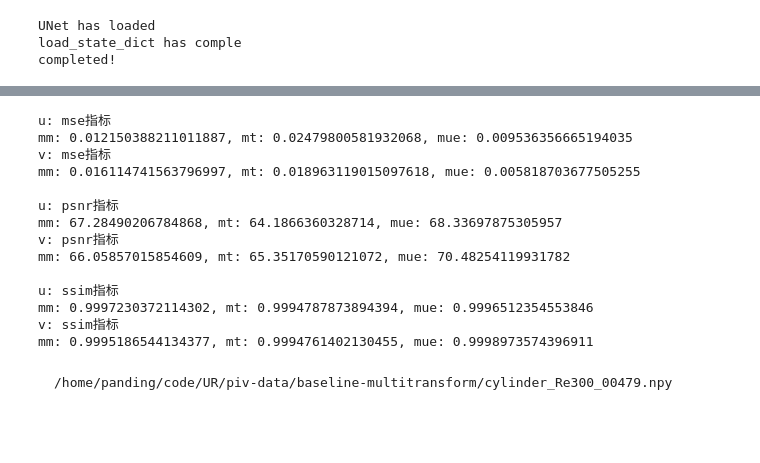
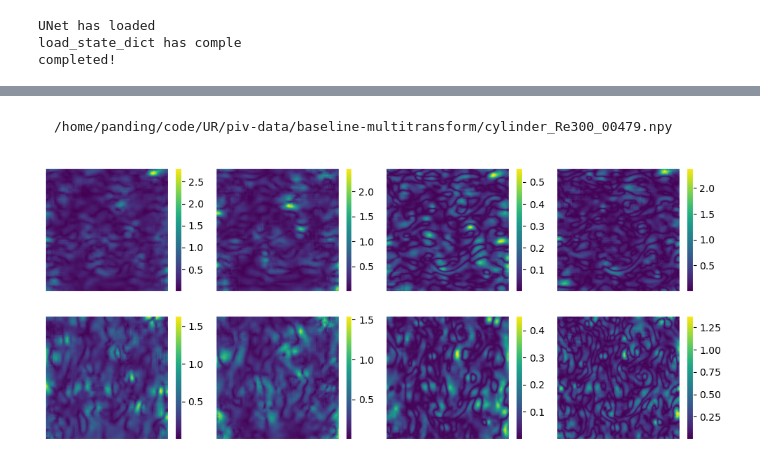
Before and after one commit to HardingPan/UR, a Jupyter notebook: compare.ipynb, the cells around one changed output, grey strips where cells are left out. Cells and saved outputs as stored; diff of their text form; code cells hidden in the pictures; blank space fills up the shorter version.

````diff
--- a/compare.ipynb
+++ b/compare.ipynb
@@ -20,7 +21,7 @@ from ur import Ur
 
 data_path_multimodel = '/home/panding/code/UR/piv-data/baseline-multimodel'
 data_path_multitransform = '/home/panding/code/UR/piv-data/baseline-multitransform'
-data_path_ur = '/home/panding/code/UR/piv-data/test'
+data_path_ur = '/home/panding/code/UR/piv-data/raft-test'
 data_path_truth = '/home/panding/code/UR/piv-data/truth'
 
 datas_multimodel = glob.glob(os.path.join(data_path_multimodel, '*.npy'))
@@ -38,3 +39,17 @@ datas_multimodel = [datas_multimodel[i] for i in randomidx]
 datas_multitransform = [datas_multitransform[i] for i in randomidx]
 datas_ur = [datas_ur[i] for i in randomidx]
 datas_truth = [datas_truth[i] for i in randomidx]
+
+baseline_1 = MultiMethod(datas_multimodel[0], 0)
+print(datas_multimodel[0])
+# baseline_1.show()
+# sigma_u, sigma_v = baseline_1.std(show=1)
+# sigma_u_t, sigma_v_t = baseline_1.std_truth(show=1)
+uncertainty_u_mm, uncertainty_v_mm = baseline_1.uncertainty(show=0)
+
+baseline_2 = MultiMethod(datas_multitransform[0], 1)
+print(datas_multitransform[0])
+# baseline_2.show()
+# sigma_u, sigma_v = baseline_2.std(show=1)
+# sigma_u_t, sigma_v_t = baseline_2.std_truth(show=1)
+uncertainty_u_mt, uncertainty_v_mt = baseline_2.uncertainty(show=0)
@@ -288,20 +349,3 @@ def evaluate():
-# %%
-evaluate()
-# %% [output]
-u: mse指标
-mm: 0.012150388211011887, mt: 0.02479800581932068, mue: 0.009536356665194035
-v: mse指标
-mm: 0.016114741563796997, mt: 0.018963119015097618, mue: 0.005818703677505255
-
-u: psnr指标
-mm: 67.28490206784868, mt: 64.1866360328714, mue: 68.33697875305957
-v: psnr指标
-mm: 66.05857015854609, mt: 65.35170590121072, mue: 70.48254119931782
-
-u: ssim指标
-mm: 0.9997230372114302, mt: 0.9994787873894394, mue: 0.9996512354553846
-v: ssim指标
-mm: 0.9995186544134377, mt: 0.9994761402130455, mue: 0.9998973574396911
 # %% [markdown]
 ```
 /home/panding/code/UR/piv-data/baseline-multitransform/cylinder_Re300_00479.npy
@@ -310,62 +354,74 @@ mm: 0.9995186544134377, mt: 0.9994761402130455, mue: 0.9998973574396911
 def show2compare():
     truth = np.load(datas_truth[0])
 
-    plt.figure(figsize=(12,5))
+    plt.figure(figsize=(12,5),facecolor='white')
 
     plt.subplot(2, 4, 1)
-    plt.title('mm_u')
+    # plt.title('mm_u')
     plt.xticks([])
     plt.yticks([])
     plt.imshow(uncertainty_u_mm)
-    plt.colorbar(fraction=0.05)
+    cbar = plt.colorbar(fraction=0.05)
+    cbar.ax.tick_params(color='black', labelcolor='black')
+
 
     plt.subplot(2, 4, 5)
-    plt.title('mm_v')
+    # plt.title('mm_v')
     plt.xticks([])
     plt.yticks([])
     plt.imshow(uncertainty_v_mm)
-    plt.colorbar(fraction=0.05)
+    cbar = plt.colorbar(fraction=0.05)
+    cbar.ax.tick_params(color='black', labelcolor='black')
 
     plt.subplot(2, 4, 2)
-    plt.title('mt_u')
+    # plt.title('mt_u')
     plt.xticks([])
     plt.yticks([])
     plt.imshow(uncertainty_u_mt)
-    plt.colorbar(fraction=0.05)
+    cbar = plt.colorbar(fraction=0.05)
+    cbar.ax.tick_params(color='black', labelcolor='black')
 
     plt.subplot(2, 4, 6)
-    plt.title('mt_v')
+    # plt.title('mt_v')
     plt.xticks([])
     plt.yticks([])
     plt.imshow(uncertainty_v_mt)
-    plt.colorbar(fraction=0.05)
+    cbar = plt.colorbar(fraction=0.05)
+    cbar.ax.tick_params(color='black', labelcolor='black')
 
     plt.subplot(2, 4, 3)
-    plt.title('mue_u')
+    # plt.title('mue_u')
     plt.xticks([])
     plt.yticks([])
     plt.imshow(np.abs(sigma_u_ur_2show))
-    plt.colorbar(fraction=0.05)
+    cbar = plt.colorbar(fraction=0.05)
+    cbar.ax.tick_params(color='black', labelcolor='black')
 
     plt.subplot(2, 4, 7)
-    plt.title('mue_v')
+    # plt.title('mue_v')
     plt.xticks([])
     plt.yticks([])
     plt.imshow(np.abs(sigma_v_ur_2show))
-    plt.colorbar(fraction=0.05)
+    cbar = plt.colorbar(fraction=0.05)
+    cbar.ax.tick_params(color='black', labelcolor='black')
 
     plt.subplot(2, 4, 4)
-    plt.title('u_loss')
+    # plt.title('u_loss')
     plt.xticks([])
     plt.yticks([])
     plt.imshow(truth[4])
-    plt.colorbar(fraction=0.05)
+    cbar = plt.colorbar(fraction=0.05)
+    cbar.ax.tick_params(color='black', labelcolor='black')
 
     plt.subplot(2, 4, 8)
-    plt.title('v_loss')
+    # plt.title('v_loss')
     plt.xticks([])
     plt.yticks([])
     plt.imshow(truth[5])
-    plt.colorbar(fraction=0.05)
+    cbar = plt.colorbar(fraction=0.05)
+    cbar.ax.tick_params(color='black', labelcolor='black')
 
     plt.show()
+show2compare()
+# %% [output]
+[figure, added]
````
Also changed, not shown: parts of 12 cells of this notebook, 3 other files.
